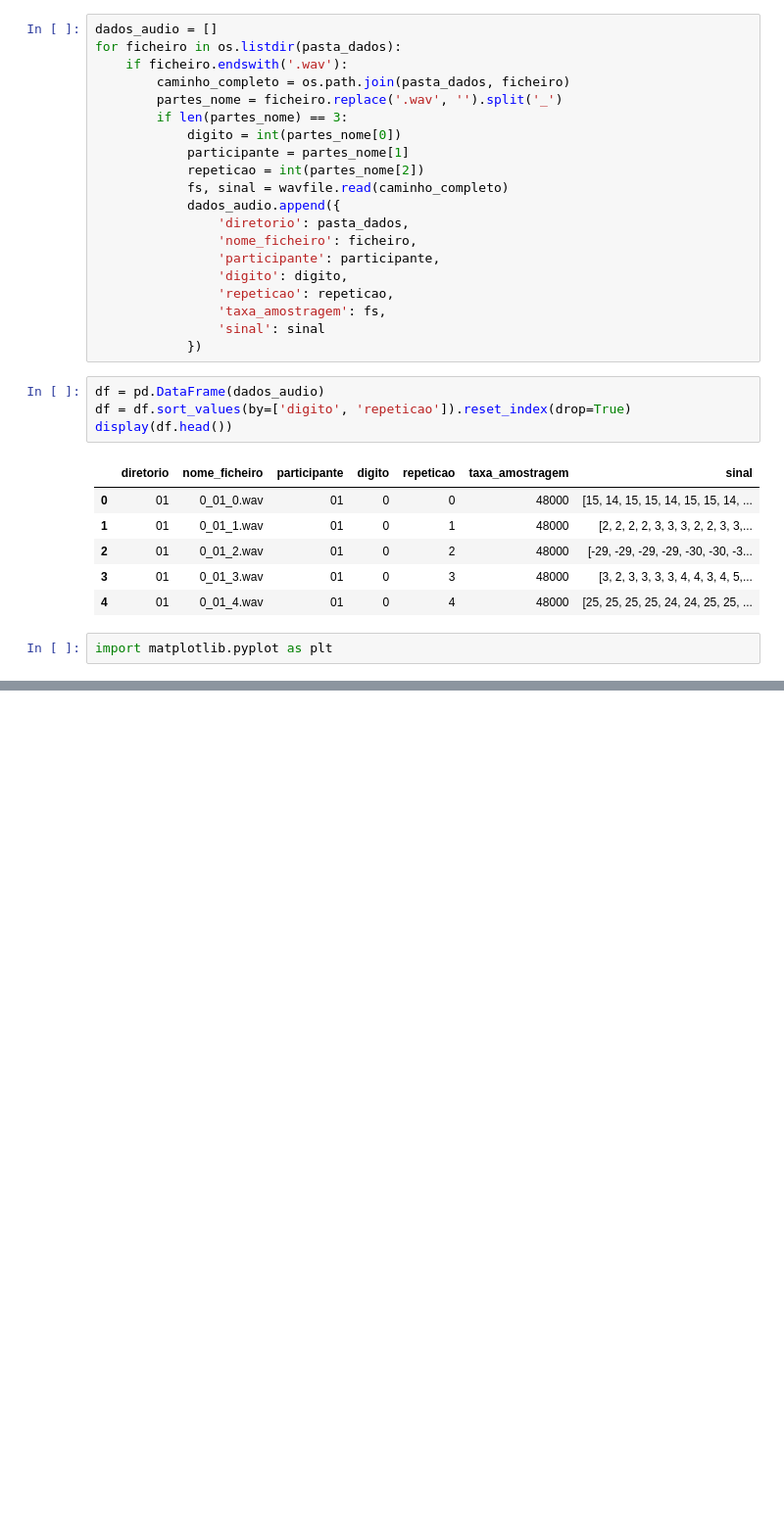
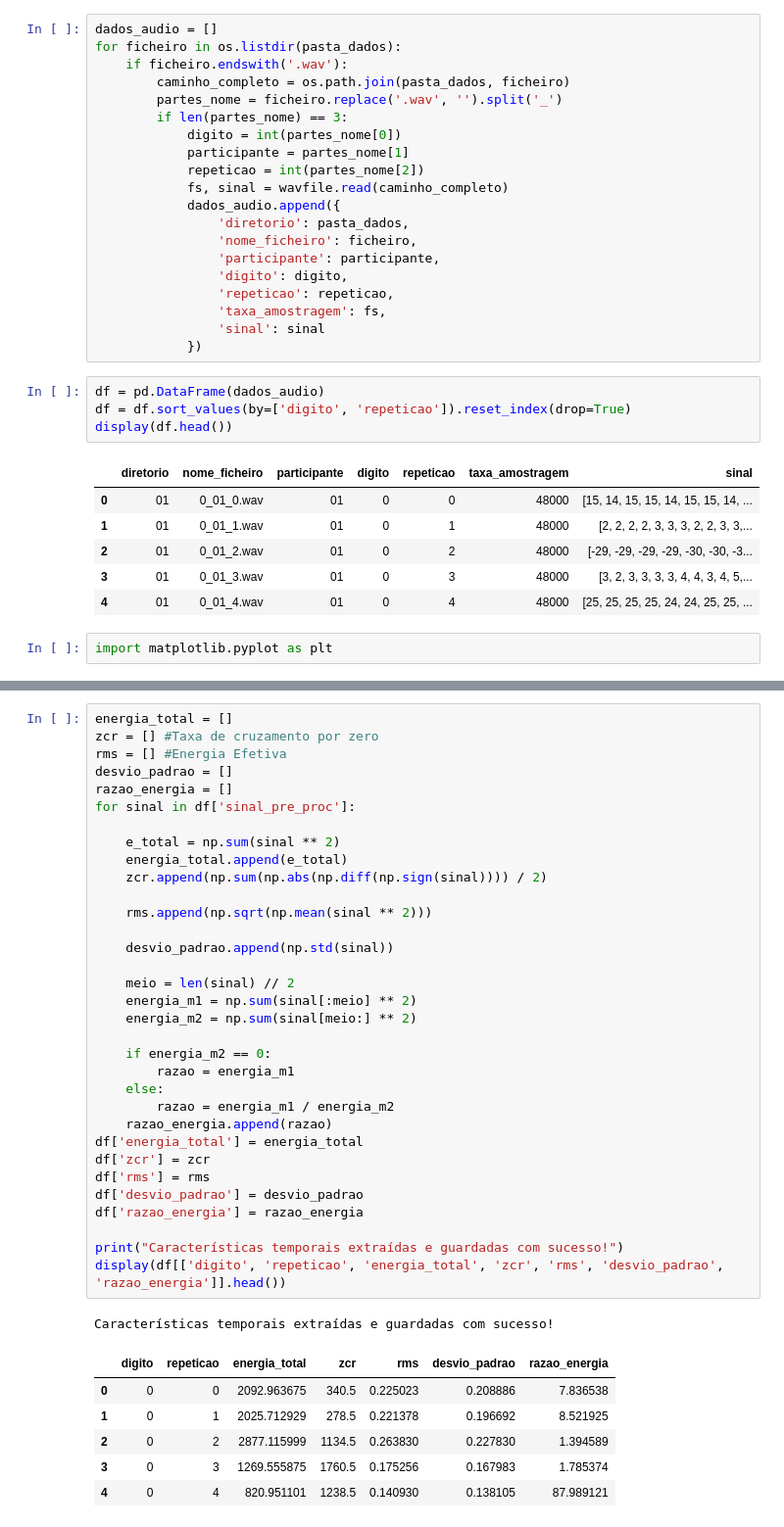
Before and after one commit to tdamiaon/ATD-Projeto, a Jupyter notebook: ATD_Projeto.ipynb, the cells around one changed output, grey strips where cells are left out. Shown at 98% size. Cells and saved outputs as stored; diff of their text form; blank space fills up the shorter version.

```diff
--- a/ATD_Projeto.ipynb
+++ b/ATD_Projeto.ipynb
@@ -64,0 +109,41 @@ plt.show()
+# %%
+energia_total = []
+zcr = [] #Taxa de cruzamento por zero
+rms = [] #Energia Efetiva
+desvio_padrao = []
+razao_energia = []
+for sinal in df['sinal_pre_proc']:
+
+    e_total = np.sum(sinal ** 2)
+    energia_total.append(e_total)
+    zcr.append(np.sum(np.abs(np.diff(np.sign(sinal)))) / 2)
+
+    rms.append(np.sqrt(np.mean(sinal ** 2)))
+
+    desvio_padrao.append(np.std(sinal))
+
+    meio = len(sinal) // 2
+    energia_m1 = np.sum(sinal[:meio] ** 2)
+    energia_m2 = np.sum(sinal[meio:] ** 2)
+
+    if energia_m2 == 0:
+        razao = energia_m1
+    else:
+        razao = energia_m1 / energia_m2
+    razao_energia.append(razao)
+df['energia_total'] = energia_total
+df['zcr'] = zcr
+df['rms'] = rms
+df['desvio_padrao'] = desvio_padrao
+df['razao_energia'] = razao_energia
+
+print("Características temporais extraídas e guardadas com sucesso!")
+display(df[['digito', 'repeticao', 'energia_total', 'zcr', 'rms', 'desvio_padrao', 'razao_energia']].head())
+# %% [output]
+Características temporais extraídas e guardadas com sucesso!
+|  | digito | repeticao | energia_total | zcr | rms | desvio_padrao | razao_energia |
+| 0 | 0 | 0 | 2092.963675 | 340.5 | 0.225023 | 0.208886 | 7.836538 |
+| 1 | 0 | 1 | 2025.712929 | 278.5 | 0.221378 | 0.196692 | 8.521925 |
+| 2 | 0 | 2 | 2877.115999 | 1134.5 | 0.263830 | 0.227830 | 1.394589 |
+| 3 | 0 | 3 | 1269.555875 | 1760.5 | 0.175256 | 0.167983 | 1.785374 |
+| 4 | 0 | 4 | 820.951101 | 1238.5 | 0.140930 | 0.138105 | 87.989121 |
```
Also changed, not shown: parts of 7 cells of this notebook.
